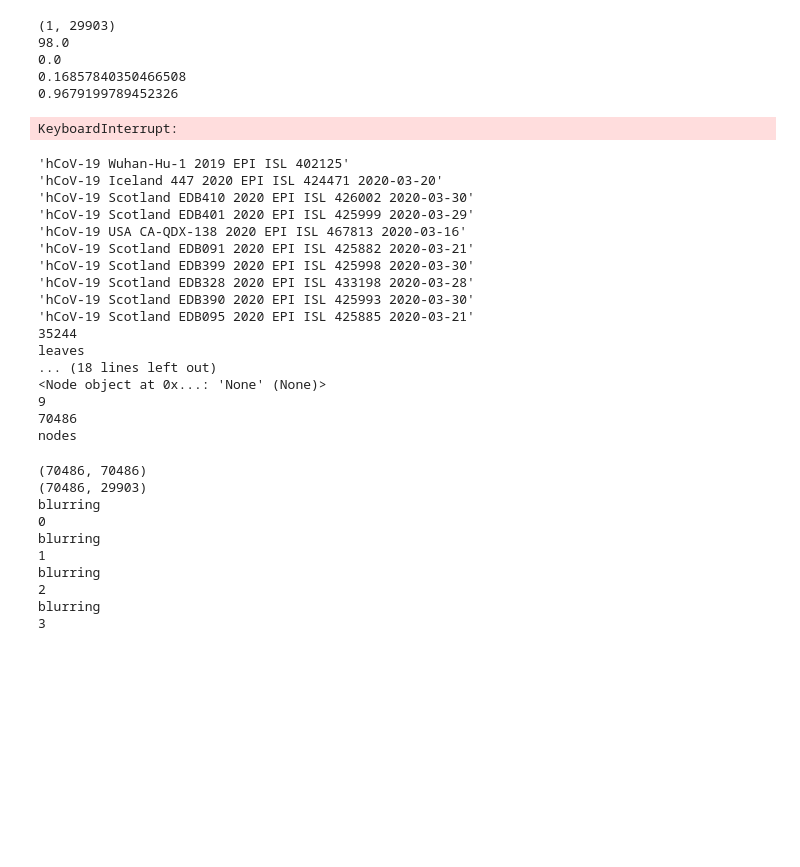
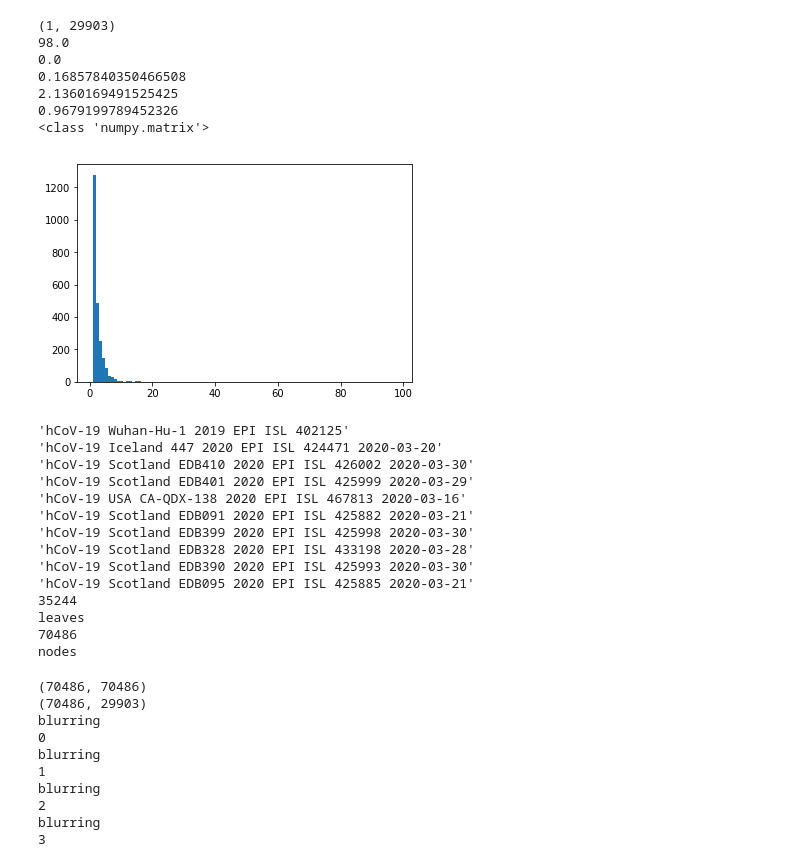
Before and after one commit to DessimozLab/CoronaCoev, a Jupyter notebook: coevsankoff_clustering.ipynb, the cells around one changed output. Cells and saved outputs as stored; diff of their text form; code cells hidden in the pictures; blank space fills up the shorter version.

```diff
--- a/coevsankoff_clustering.ipynb
+++ b/coevsankoff_clustering.ipynb
@@ -41,29 +41,26 @@ plt.show()
 # %%
 sumv = np.sum(coevmat , axis = 0)
 print(sumv.ravel().shape)
-
 print(np.amax(sumv))
-
 print(np.amin(sumv))
-
 print(np.mean(sumv))
-
+print(np.mean(sumv[sumv>0]))
 print(np.std(sumv))
 # %% [output]
 (1, 29903)
 98.0
 0.0
 0.16857840350466508
+2.1360169491525425
 0.9679199789452326
+<class 'numpy.matrix'>
-# %%
-plt.hist(sumv[sumv>0][:] , bins = 30)
-plt.show()
-
-sumh = np.sum(coevmat, axis = 1)
-plt.hist(sumh[sumh>0][:], bins = 30)
-plt.show()
-# %% [output]
-KeyboardInterrupt:
+# %%
+counts,bins = np.histogram(sumv[sumv>0].ravel() , bins = 100)
+centroids = (bins[1:] + bins[:-1]) / 2
+counts_, bins_, _ = plt.hist(centroids, bins=len(counts),
+                             weights=counts, range=(min(bins), max(bins)))
+# %% [output]
+[figure, added]
 # %%
 #create the connectivity mat and use it to blur the coev mat
 tree = dendropy.Tree.get(
@@ -80,10 +77,6 @@ for i,n in enumerate(tree.nodes()):
     n.scores = None
     n.event = None
     n.char = None
-    if i< 10:
-        print(n)
-        print(n.matrow)
-
 matsize = len(tree.nodes())
 print(matsize)
 print('nodes')
@@ -100,8 +93,5 @@ print('nodes')
 'hCoV-19 Scotland EDB095 2020 EPI ISL 425885 2020-03-21'
 35244
 leaves
-... (18 lines left out)
-<Node object at 0x...: 'None' (None)>
-9
 70486
 nodes
```
Also changed, not shown: parts of 23 cells of this notebook, 1 other file.
